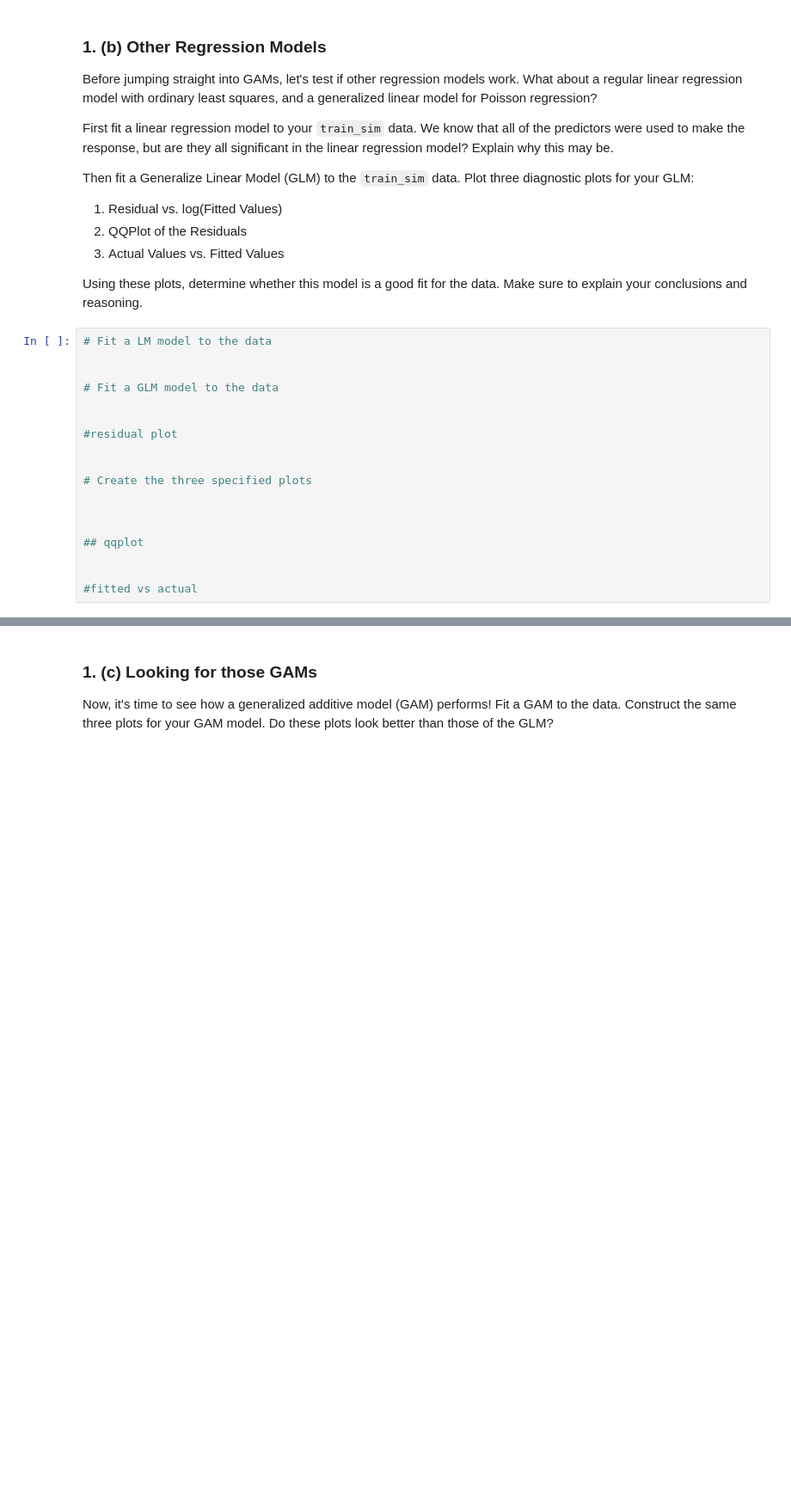
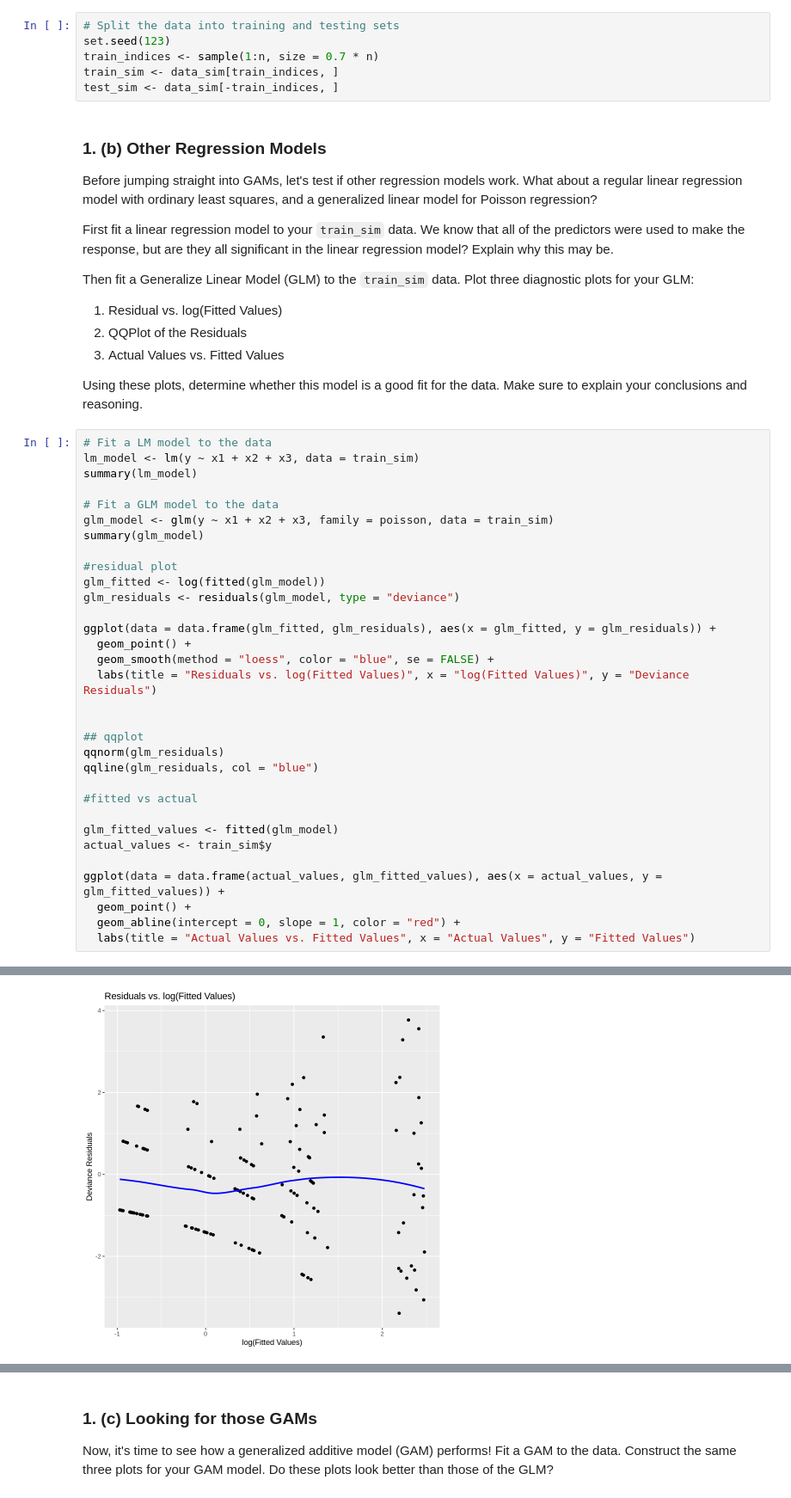
Before and after one commit to dennislamcv1/UniofColStatsModel, a Jupyter notebook: Generalized Linear Models/C3M4_Peer_Reviewed.ipynb, the cells around one changed output, grey strips where cells are left out. Shown at 86% size. Saved outputs shown, nothing was run; the diff lists cells and outputs as text; blank space fills up the shorter version.

```diff
--- a/Generalized Linear Models/C3M4_Peer_Reviewed.ipynb
+++ b/Generalized Linear Models/C3M4_Peer_Reviewed.ipynb
@@ -55,3 +76,9 @@ n = 200
+# %%
+# Split the data into training and testing sets
+set.seed(123)
+train_indices <- sample(1:n, size = 0.7 * n)
+train_sim <- data_sim[train_indices, ]
+test_sim <- data_sim[-train_indices, ]
 # %% [markdown]
 ### 1. (b) Other Regression Models
 
@@ -66,21 +93,36 @@ Then fit a Generalize Linear Model (GLM) to the `train_sim` data. Plot three dia
 3. Actual Values vs. Fitted Values
 
 Using these plots, determine whether this model is a good fit for the data. Make sure to explain your conclusions and reasoning.
-# %%
-# Fit a LM model to the data
-
-
-# Fit a GLM model to the data
-
-
-#residual plot
-
-
-# Create the three specified plots
-
-
-
-## qqplot
-
-
-#fitted vs actual
+# %%
+# Fit a LM model to the data
+lm_model <- lm(y ~ x1 + x2 + x3, data = train_sim)
+summary(lm_model)
+
+# Fit a GLM model to the data
+glm_model <- glm(y ~ x1 + x2 + x3, family = poisson, data = train_sim)
+summary(glm_model)
+
+#residual plot
+glm_fitted <- log(fitted(glm_model))
+glm_residuals <- residuals(glm_model, type = "deviance")
+
+ggplot(data = data.frame(glm_fitted, glm_residuals), aes(x = glm_fitted, y = glm_residuals)) +
+  geom_point() +
+  geom_smooth(method = "loess", color = "blue", se = FALSE) +
+  labs(title = "Residuals vs. log(Fitted Values)", x = "log(Fitted Values)", y = "Deviance Residuals")
+
+
+## qqplot
+qqnorm(glm_residuals)
+qqline(glm_residuals, col = "blue")
+
+#fitted vs actual
+
+glm_fitted_values <- fitted(glm_model)
+actual_values <- train_sim$y
+
+ggplot(data = data.frame(actual_values, glm_fitted_values), aes(x = actual_values, y = glm_fitted_values)) +
+  geom_point() +
+  geom_abline(intercept = 0, slope = 1, color = "red") +
+  labs(title = "Actual Values vs. Fitted Values", x = "Actual Values", y = "Fitted Values")
+# %% [output]
@@ -86,0 +167 @@ Using these plots, determine whether this model is a good fit for the data. Make
+[figure, added]
```
Also changed, not shown: parts of 18 cells of this notebook, 6 other files.
